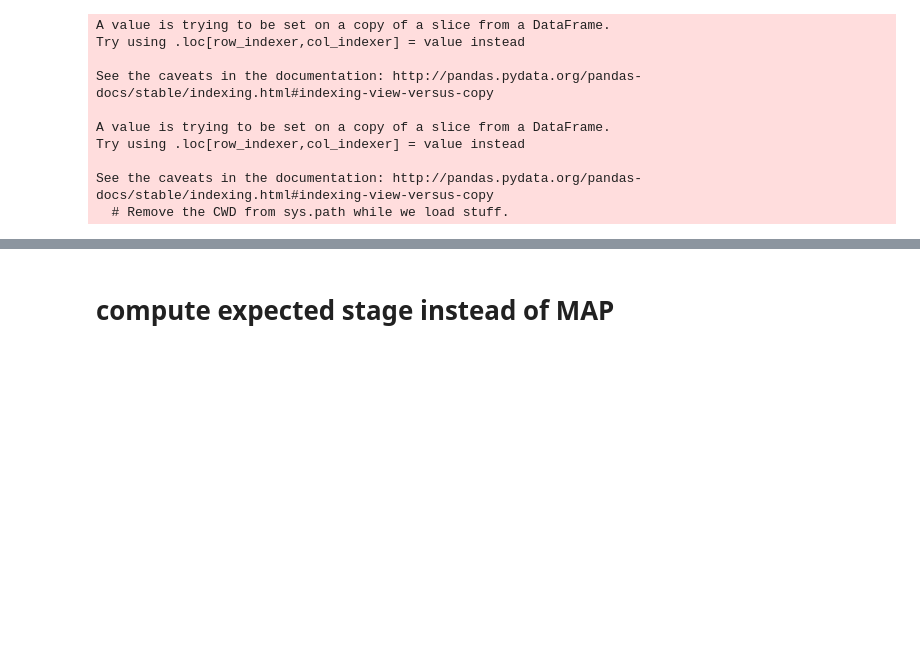
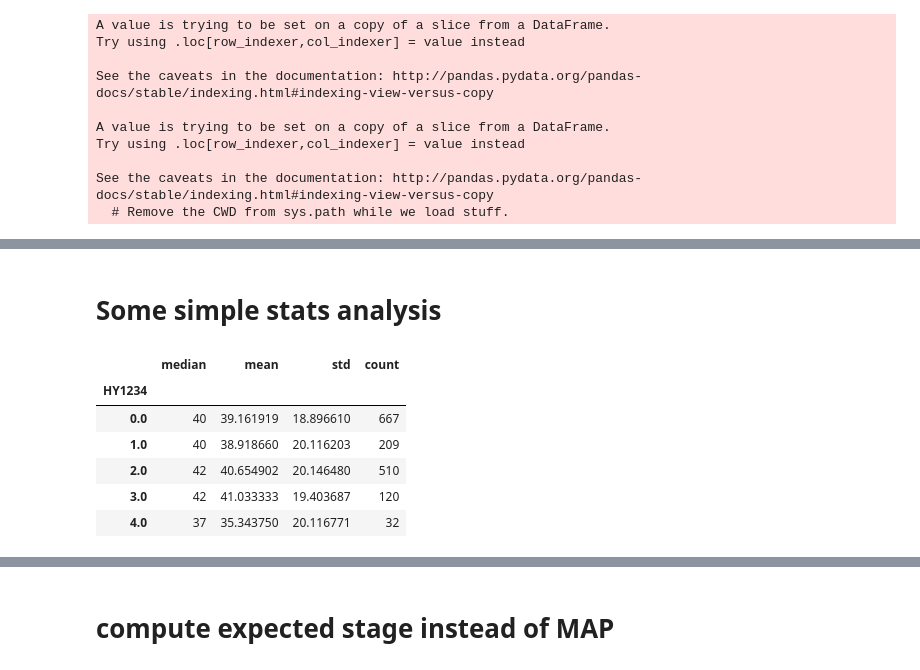
Before and after one commit to kurmukovai/ebm-progression, a Jupyter notebook: notebooks/1_analyze_results.ipynb, the cells around one changed output, grey strips where cells are left out. Drawn from its saved outputs; the diff is of its cells as text; code cells hidden in the pictures; blank space fills up the shorter version.

```diff
--- a/notebooks/1_analyze_results.ipynb
+++ b/notebooks/1_analyze_results.ipynb
@@ -78,0 +126,12 @@ test_stages.to_csv('/data01/bgutman/parkinson_ebm/test_parkinson_progression_sta
+# %% [markdown]
+# Some simple stats analysis
+# %%
+train_stages[['HY1234', 'Dx', 'pred_stage']].groupby('HY1234')['pred_stage'].agg(['median','mean', 'std', 'count'])
+# %% [output]
+|  | median | mean | std | count |
+| HY1234 |  |  |  |  |
+| 0.0 | 40 | 39.161919 | 18.896610 | 667 |
+| 1.0 | 40 | 38.918660 | 20.116203 | 209 |
+| 2.0 | 42 | 40.654902 | 20.146480 | 510 |
+| 3.0 | 42 | 41.033333 | 19.403687 | 120 |
+| 4.0 | 37 | 35.343750 | 20.116771 | 32 |
```
Also changed, not shown: parts of 12 cells of this notebook, 2 other files.
